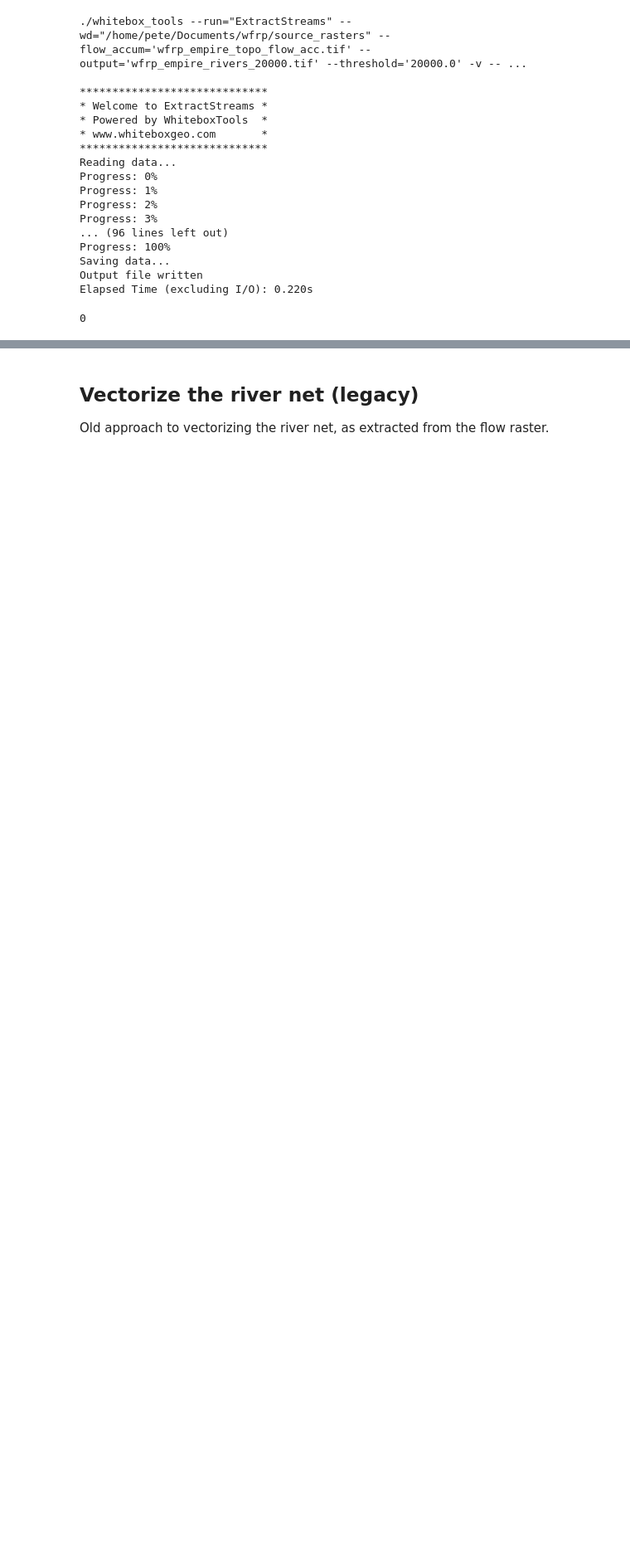
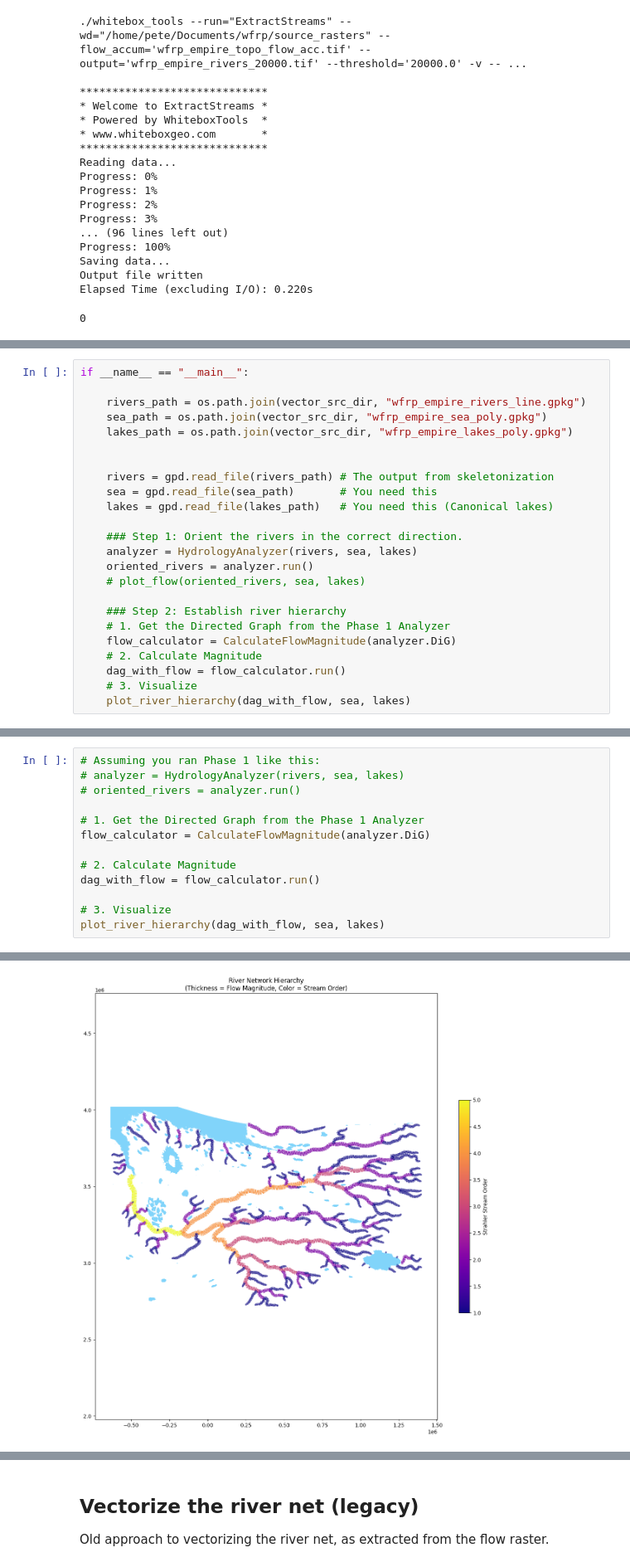
Before and after one commit to pete-jacobsson/enemy_rebuilt, a Jupyter notebook: wfrp_empire_rework.ipynb, the cells around one changed output, grey strips where cells are left out. Shown at 83% size. Saved outputs shown, nothing was run; the diff lists cells and outputs as text; blank space fills up the shorter version.

Commit message:
Hydrology continued

```diff
--- a/wfrp_empire_rework.ipynb
+++ b/wfrp_empire_rework.ipynb
@@ -626,0 +243,24 @@ INFO: Pruning tributaries shorter than 2500m (Max iterations: 100)...
+# %%
+if __name__ == "__main__":
+
+    rivers_path = os.path.join(vector_src_dir, "wfrp_empire_rivers_line.gpkg")
+    sea_path = os.path.join(vector_src_dir, "wfrp_empire_sea_poly.gpkg")
+    lakes_path = os.path.join(vector_src_dir, "wfrp_empire_lakes_poly.gpkg")
+
+
+    rivers = gpd.read_file(rivers_path) # The output from skeletonization
+    sea = gpd.read_file(sea_path)       # You need this
+    lakes = gpd.read_file(lakes_path)   # You need this (Canonical lakes)
+
+    ### Step 1: Orient the rivers in the correct direction.
+    analyzer = HydrologyAnalyzer(rivers, sea, lakes)
+    oriented_rivers = analyzer.run()
+    # plot_flow(oriented_rivers, sea, lakes)
+
+    ### Step 2: Establish river hierarchy
+    # 1. Get the Directed Graph from the Phase 1 Analyzer
+    flow_calculator = CalculateFlowMagnitude(analyzer.DiG)
+    # 2. Calculate Magnitude
+    dag_with_flow = flow_calculator.run()
+    # 3. Visualize
+    plot_river_hierarchy(dag_with_flow, sea, lakes)
@@ -626,0 +465,14 @@ INFO: Pruning tributaries shorter than 2500m (Max iterations: 100)...
+# %%
+# Assuming you ran Phase 1 like this:
+# analyzer = HydrologyAnalyzer(rivers, sea, lakes)
+# oriented_rivers = analyzer.run()
+
+# 1. Get the Directed Graph from the Phase 1 Analyzer
+flow_calculator = CalculateFlowMagnitude(analyzer.DiG)
+
+# 2. Calculate Magnitude
+dag_with_flow = flow_calculator.run()
+
+# 3. Visualize
+plot_river_hierarchy(dag_with_flow, sea, lakes)
+# %% [output]
@@ -626,0 +483 @@ INFO: Pruning tributaries shorter than 2500m (Max iterations: 100)...
+[figure, added]
```
Also changed, not shown: parts of 22 cells of this notebook, 5 other files.
